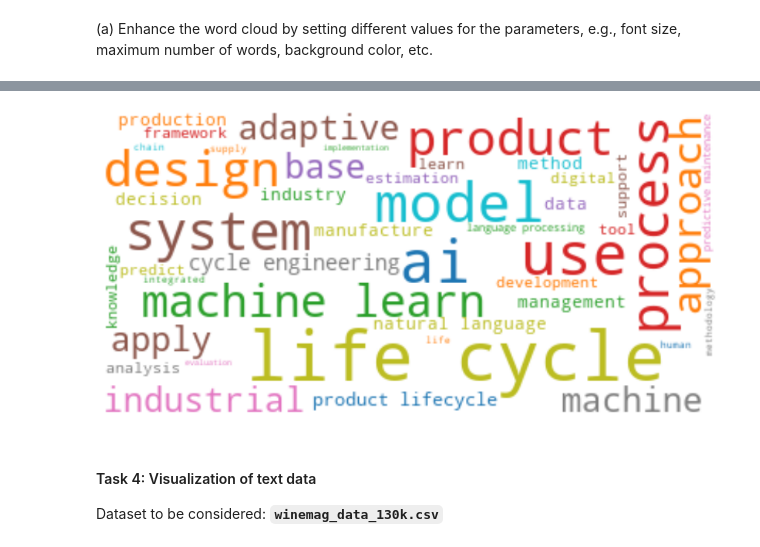
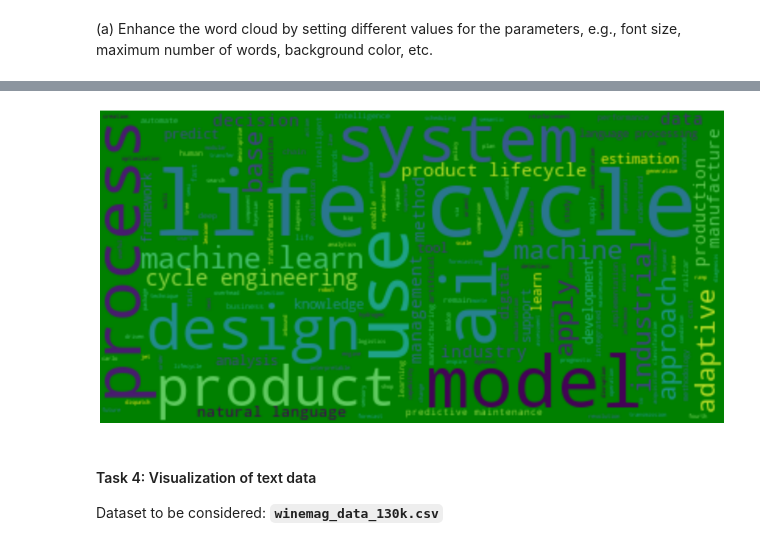
Before and after one commit to FarsanBaloo/DVA256, a Jupyter notebook: EXERCISE2/exercise2_solution_template.ipynb, the cells around one changed output, grey strips where cells are left out. Cells and saved outputs as stored; diff of their text form; code cells hidden in the pictures.

```diff
--- a/EXERCISE2/exercise2_solution_template.ipynb
+++ b/EXERCISE2/exercise2_solution_template.ipynb
@@ -209,18 +209,8 @@ def get_single_words(text_data):
     ###
     #   INSERT YOUR CODE to extract the single words from the input text.
     ###
-    secondStep = WordPunctTokenizer().tokenize(text_data)
 
-    for token in secondStep:
-            token = token.lower()
-            new_token = re.sub(r'^a-zA-Z]+', '', token)
-            if new_token != "":# and len(new_token) >= 2:
-                vowels = len([v for v in new_token if v in "aeiou"])
-                if vowels != 0:
-                    words.append(new_token)
-        #words = len(words)
-
-    """VAD ÄR SINGLE WOOORRDDDS?!"""
+    words = WordPunctTokenizer().tokenize(text_data)
 
 
     return words
@@ -254,9 +244,9 @@ def get_clean_words(words):
     #   INSERT YOUR CODE to extract the single words from the input text.
     ###
 
-    secondStep = WordPunctTokenizer().tokenize(text_data)
+    #secondStep = WordPunctTokenizer().tokenize(words)
 
-    for token in secondStep:
+    for token in words:
             token = token.lower()
             new_token = re.sub(r'^a-zA-Z]+', '', token)
             if new_token != "":# and len(new_token) >= 2:
@@ -295,17 +285,7 @@ def remove_stop_words(words):
     ###
     stop_words = stopwords.words('english')
 
-    secondStep = WordPunctTokenizer().tokenize(text_data)
-
-    for token in secondStep:
-        token = token.lower()
-        new_token = re.sub(r'^a-zA-Z]+', '', token)
-        if new_token not in stop_words:
-            if new_token != "": # and len(new_token) >= 2:
-                vowels = len([v for v in new_token if v in "aeiou"])
-                if vowels != 0:
-                    words_with_no_sw.append(new_token)
-
+    words_with_no_sw =[x for x in clean_words if x not in stop_words]
 
 
     return words_with_no_sw
@@ -419,6 +422,9 @@ lemma_list = []
 #  INSERT YOUR CODE to create a list of the lemmatized words for display.
 ###
 
+lemma_list = [str(x) for x in data_df['lemma']]
+
+
 # examining the first 10 lemmatized words...
-print(lemma_list[:10])
+print(lemma_list[:50])
 # %% [output]
@@ -452,18 +462,28 @@ plt.show()
 # %%
 # modifying the word cloud by changing different parameter values ...
 
 ###
 #   INSERT YOUR CODE to generate the wordcloud from lemmatized words for display.
 ###
 
+
+
+AllTheWords = ','.join(lemma_list)
+wordcloud = WordCloud(max_words = 10000, mode="RGBA", prefer_horizontal=0.5, background_color="green").generate(AllTheWords)
+
+
+
+
+
+
 # showing the wordcloud in notebook...
-plt.figure(figsize=(15,15))
+plt.figure(figsize=(20,20))
 
 plt.imshow(wordcloud, interpolation='bilinear')
 plt.axis("off")
 plt.show()
 # %% [output]
-[figure, old version]
+[figure, new version]
 # %% [markdown]
 #### Task 4: Visualization of text data
 
```
Also changed, not shown: parts of 8 cells of this notebook, 2 other files.
